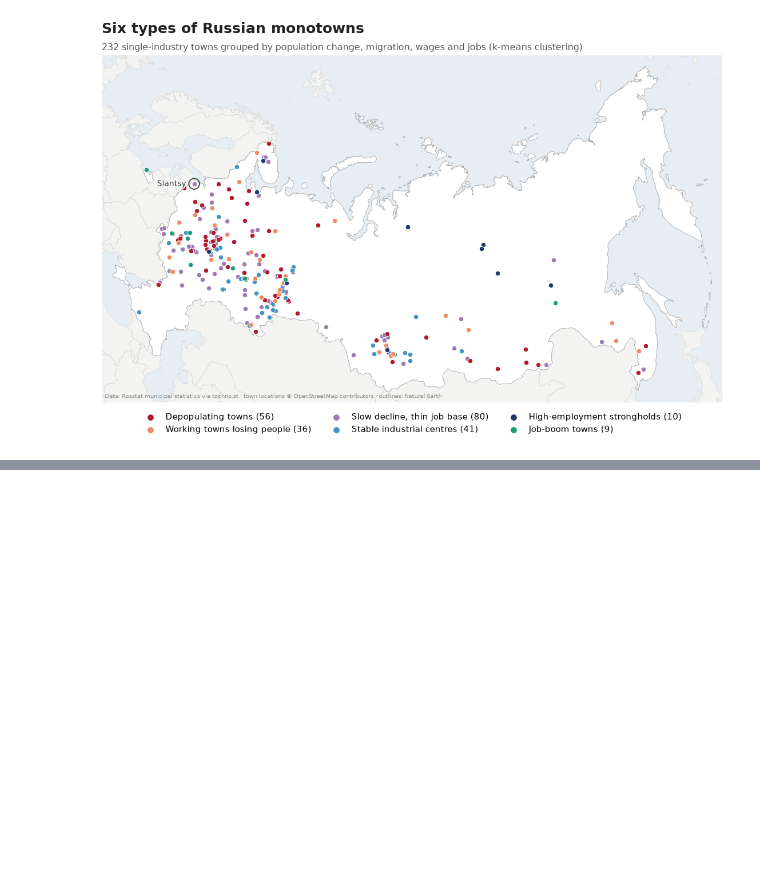
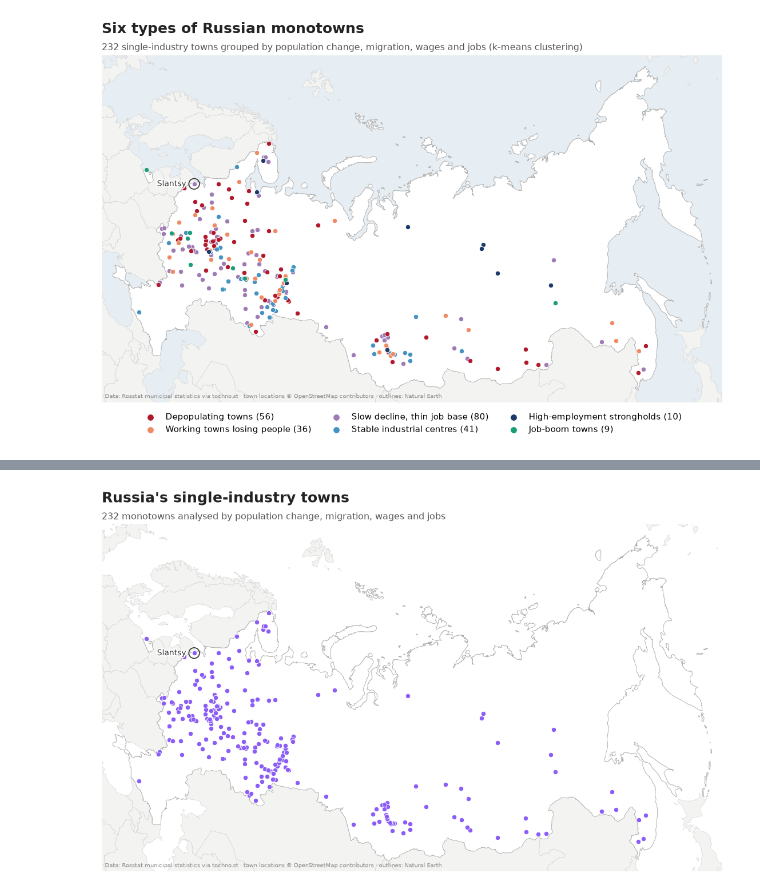
Before and after one commit to evelina-kalugina/-russian-monotowns-typology, a Jupyter notebook: notebooks/05_maps.ipynb, the cells around one changed output, grey strips where cells are left out. Drawn from its saved outputs; the diff is of its cells as text; code cells hidden in the pictures; blank space fills up the shorter version.

Commit message:
05_maps: add single-colour portfolio map of the analysed towns

```diff
--- a/notebooks/05_maps.ipynb
+++ b/notebooks/05_maps.ipynb
@@ -228,0 +233,38 @@ plt.show()
+# %%
+# portfolio map: the 232 analysed towns as purple dots (uses towns, pts, world_p, russia from the cells above)
+PURPLE = "#8B5CF6"
+SHOW_SLANTSY = True     # set to False for a map without the Slantsy label
+
+fig, ax = plt.subplots(figsize=(14, 8.5))
+ax.set_facecolor("#e6eef3")                                    # sea
+world_p.plot(ax=ax, color="#f3f3f1", edgecolor="#d0d0d0", linewidth=0.4)
+russia.plot(ax=ax, color="white", edgecolor="#a8a8a8", linewidth=0.6)
+ax.scatter(pts.geometry.x, pts.geometry.y, s=36, color=PURPLE,
+           edgecolor="white", linewidth=0.6, zorder=3)
+
+if SHOW_SLANTSY:
+    x, y = pts.loc[pts["number"] == 109, "geometry"].iloc[0].coords[0]
+    ax.scatter(x, y, s=180, facecolor="none", edgecolor="#333333", linewidth=1.2, zorder=4)
+    ax.annotate("Slantsy", (x, y), xytext=(-10, 0), textcoords="offset points",
+                ha="right", va="center", fontsize=10, color="#333333", zorder=5,
+                path_effects=[pe.withStroke(linewidth=3, foreground="white")])
+
+# same frame as the type map
+xmin, ymin, xmax, ymax = russia.total_bounds
+ax.set_xlim(xmin - 150_000, xmax + 150_000)
+ax.set_ylim(ymin - 150_000, ymax + 150_000)
+ax.set_axis_off()
+
+ax.set_title("Russia's single-industry towns", loc="left", fontsize=18,
+             weight="bold", color="#222222", pad=28)
+ax.text(0, 1.015, f"{len(pts)} monotowns analysed by population change, migration, wages and jobs",
+        transform=ax.transAxes, fontsize=11.5, color="#555555")
+ax.text(0.005, 0.012, "Data: Rosstat municipal statistics via tochno.st · town locations "
+        "© OpenStreetMap contributors · outlines: Natural Earth",
+        transform=ax.transAxes, fontsize=7.5, color="#888888")
+
+plt.savefig("../figures/monotowns_portfolio.png", dpi=300, bbox_inches="tight", facecolor="white")
+plt.savefig("../figures/monotowns_portfolio.svg", bbox_inches="tight", facecolor="white")
+plt.show()
+# %% [output]
+[figure, added]
```
Also changed, not shown: parts of 1 cell of this notebook, 2 other files.
